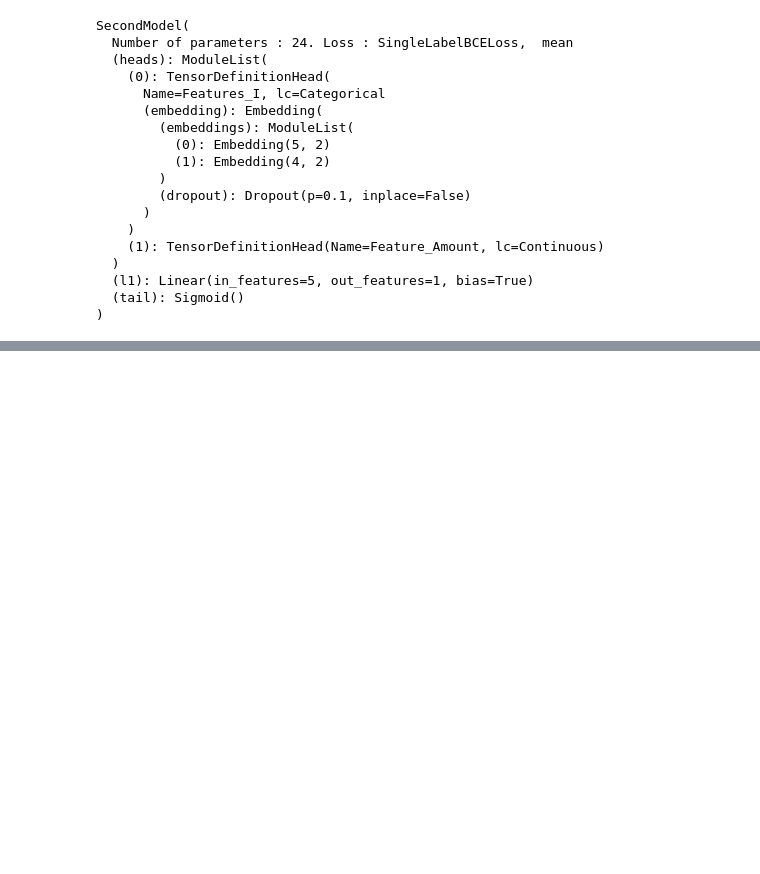
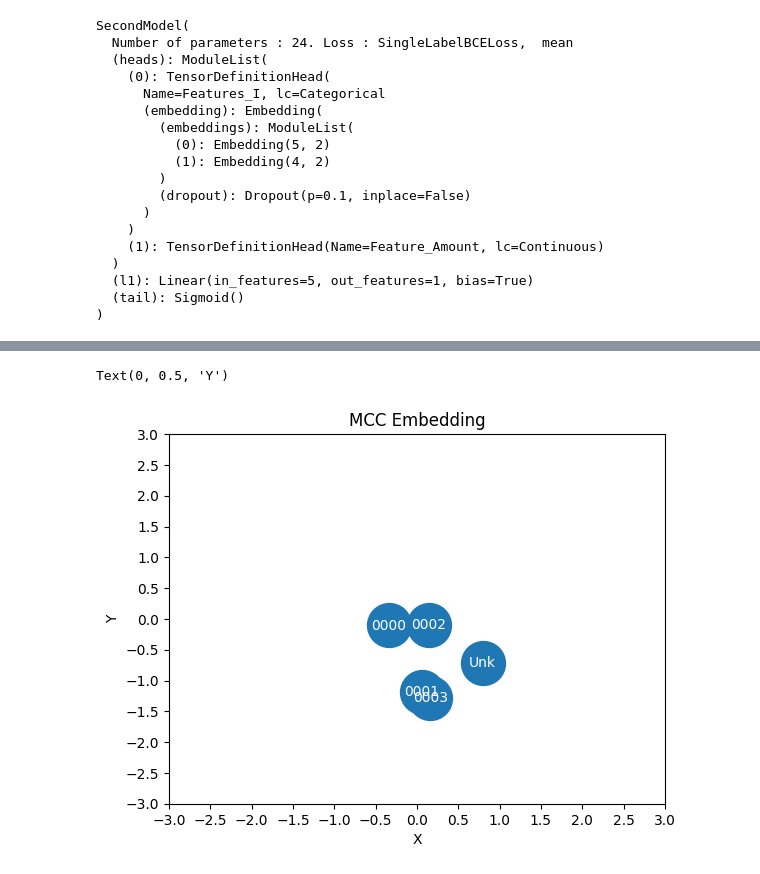
Before and after one commit to t0kk35/m0d3l, a Jupyter notebook: notebooks/01_Creating_a_Model.ipynb, the cells around one changed output, grey strips where cells are left out. Cells and saved outputs as stored; diff of their text form; code cells hidden in the pictures; blank space fills up the shorter version.

```diff
--- a/notebooks/01_Creating_a_Model.ipynb
+++ b/notebooks/01_Creating_a_Model.ipynb
@@ -302,0 +317,17 @@ Text(0, 0.5, 'Y')
+# %%
+x[mcc_i.dictionary['0003']] = x[mcc_i.dictionary['0001']] + 0.10
+y[mcc_i.dictionary['0003']] = y[mcc_i.dictionary['0001']] - 0.10
+
+ticks = [-3.0, -2.5, -2.0, -1.5, -1.0, -0.5, 0, 0.5, 1.0, 1.5, 2.0, 2.5, 3.0]
+
+plt.title('MCC Embedding')
+plt.scatter(x, y, s=1000)
+plt.xticks(ticks)
+plt.yticks(ticks)
+for l,i in [('Unk', 0)] + sorted(list(mcc_i.dictionary.items()), key= lambda x: x[1]):
+    plt.text(x[i], y[i], l, ha='center', va='center', color='white')
+plt.xlabel('X')
+plt.ylabel('Y')
+# %% [output]
+Text(0, 0.5, 'Y')
+[figure, added]
```
Also changed, not shown: parts of 35 cells of this notebook, 20 other files.
